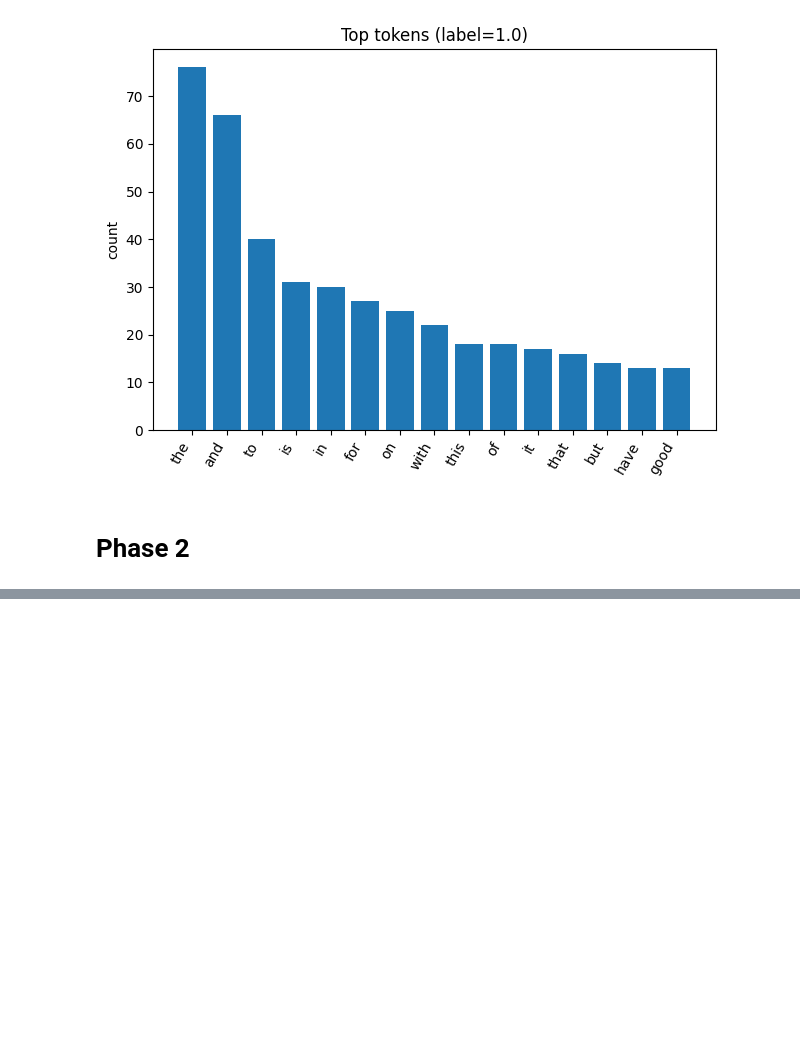
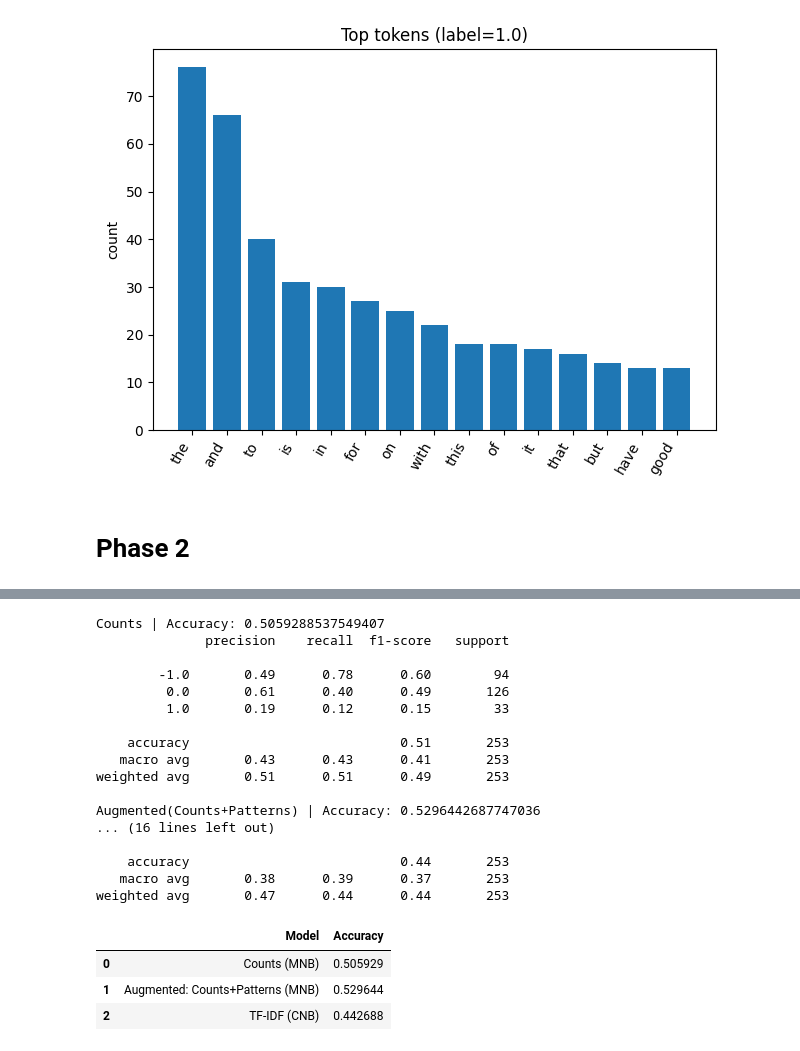
Before and after one commit to Linszuchi047/DM2025-Lab1-Exercise, a Jupyter notebook: DM2025-Lab1-Homework.ipynb, the cells around one changed output, grey strips where cells are left out. Saved outputs shown, nothing was run; the diff lists cells and outputs as text; code cells hidden in the pictures; blank space fills up the shorter version.

```diff
--- a/DM2025-Lab1-Homework.ipynb
+++ b/DM2025-Lab1-Homework.ipynb
@@ -289,0 +347,9 @@ Reddit doc-term shape: (389, 219)
+# %%
+count_vect = CountVectorizer(min_df=3, max_df=0.8, ngram_range=(1,2))
+X_counts = count_vect.fit_transform(df[text_col].values)
+y = df[y_col].values
+
+tfidf_vect = TfidfVectorizer(min_df=3, max_df=0.8, ngram_range=(1,2), sublinear_tf=True)
+X_tfidf = tfidf_vect.fit_transform(df[text_col].values)
+
+X_counts.shape, X_tfidf.shape
@@ -289,0 +462,61 @@ Reddit doc-term shape: (389, 219)
+# %%
+Xc_train, Xc_test, yc_train, yc_test = train_test_split(
+    X_counts, y, test_size=0.3, random_state=42, stratify=y
+)
+Xa_train, Xa_test, ya_train, ya_test = train_test_split(
+    X_aug, y, test_size=0.3, random_state=42, stratify=y
+)
+Xt_train, Xt_test, yt_train, yt_test = train_test_split(
+    X_tfidf, y, test_size=0.3, random_state=42, stratify=y
+)
+# %%
+# Counts → MultinomialNB
+nb_counts = MultinomialNB(alpha=1.0)
+nb_counts.fit(Xc_train, yc_train)
+pred_c = nb_counts.predict(Xc_test)
+acc_c = accuracy_score(yc_test, pred_c)
+print("Counts | Accuracy:", acc_c)
+print(classification_report(yc_test, pred_c))
+
+# Augmented(Counts+Patterns) → MultinomialNB
+nb_aug = MultinomialNB(alpha=1.0)
+nb_aug.fit(Xa_train, ya_train)
+pred_a = nb_aug.predict(Xa_test)
+acc_a = accuracy_score(ya_test, pred_a)
+print("Augmented(Counts+Patterns) | Accuracy:", acc_a)
+print(classification_report(ya_test, pred_a))
+
+# TF-IDF → ComplementNB（較適合 TF-IDF 與不平衡）
+nb_tfidf = ComplementNB(alpha=0.5)
+nb_tfidf.fit(Xt_train, yt_train)
+pred_t = nb_tfidf.predict(Xt_test)
+acc_t = accuracy_score(yt_test, pred_t)
+print("TF-IDF | Accuracy:", acc_t)
+print(classification_report(yt_test, pred_t))
+
+pd.DataFrame({
+    "Model": ["Counts (MNB)", "Augmented: Counts+Patterns (MNB)", "TF-IDF (CNB)"],
+    "Accuracy": [acc_c, acc_a, acc_t]
+})
+# %% [output]
+Counts | Accuracy: 0.5059288537549407
+              precision    recall  f1-score   support
+
+        -1.0       0.49      0.78      0.60        94
+         0.0       0.61      0.40      0.49       126
+         1.0       0.19      0.12      0.15        33
+
+    accuracy                           0.51       253
+   macro avg       0.43      0.43      0.41       253
+weighted avg       0.51      0.51      0.49       253
+
+Augmented(Counts+Patterns) | Accuracy: 0.5296442687747036
+... (16 lines left out)
+
+    accuracy                           0.44       253
+   macro avg       0.38      0.39      0.37       253
+weighted avg       0.47      0.44      0.44       253
+|  | Model | Accuracy |
+| 0 | Counts (MNB) | 0.505929 |
+| 1 | Augmented: Counts+Patterns (MNB) | 0.529644 |
+| 2 | TF-IDF (CNB) | 0.442688 |
```
Also changed, not shown: parts of 7 cells of this notebook.
